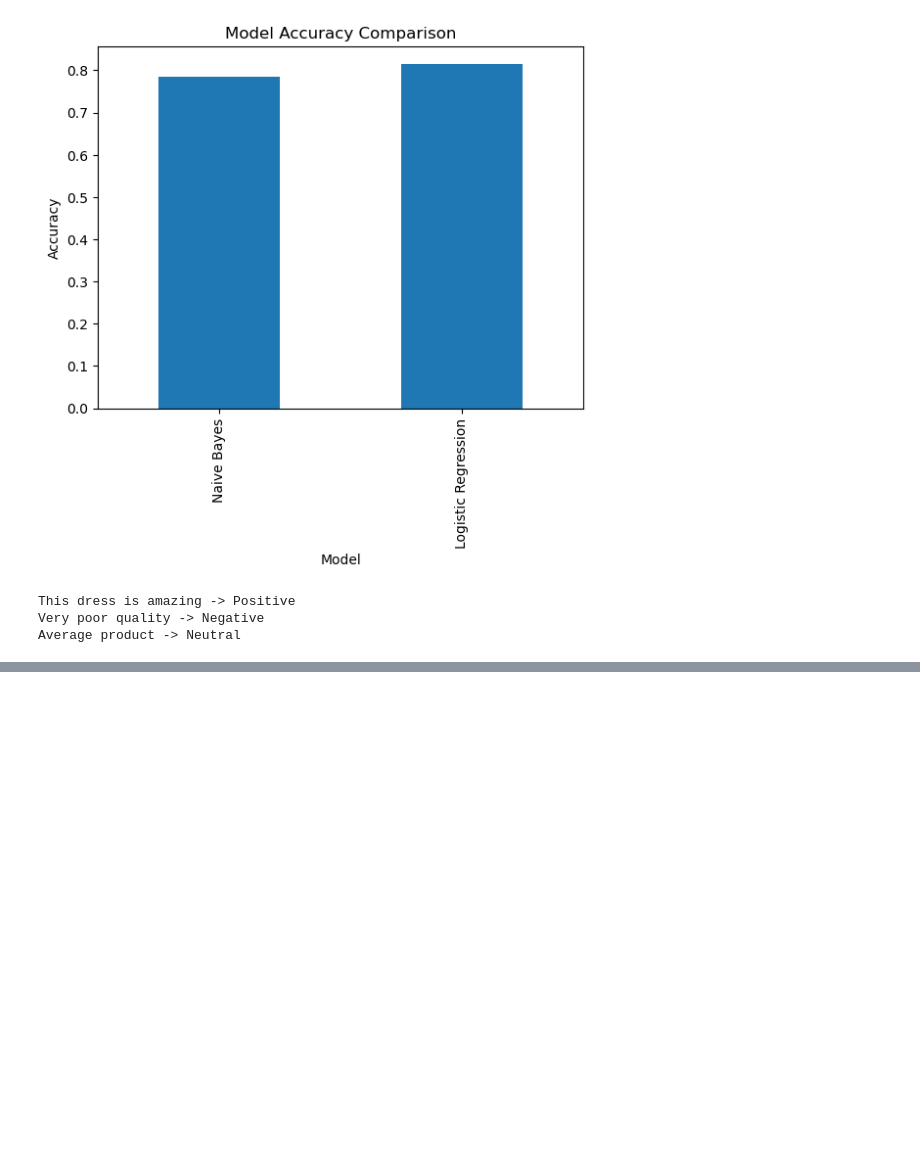
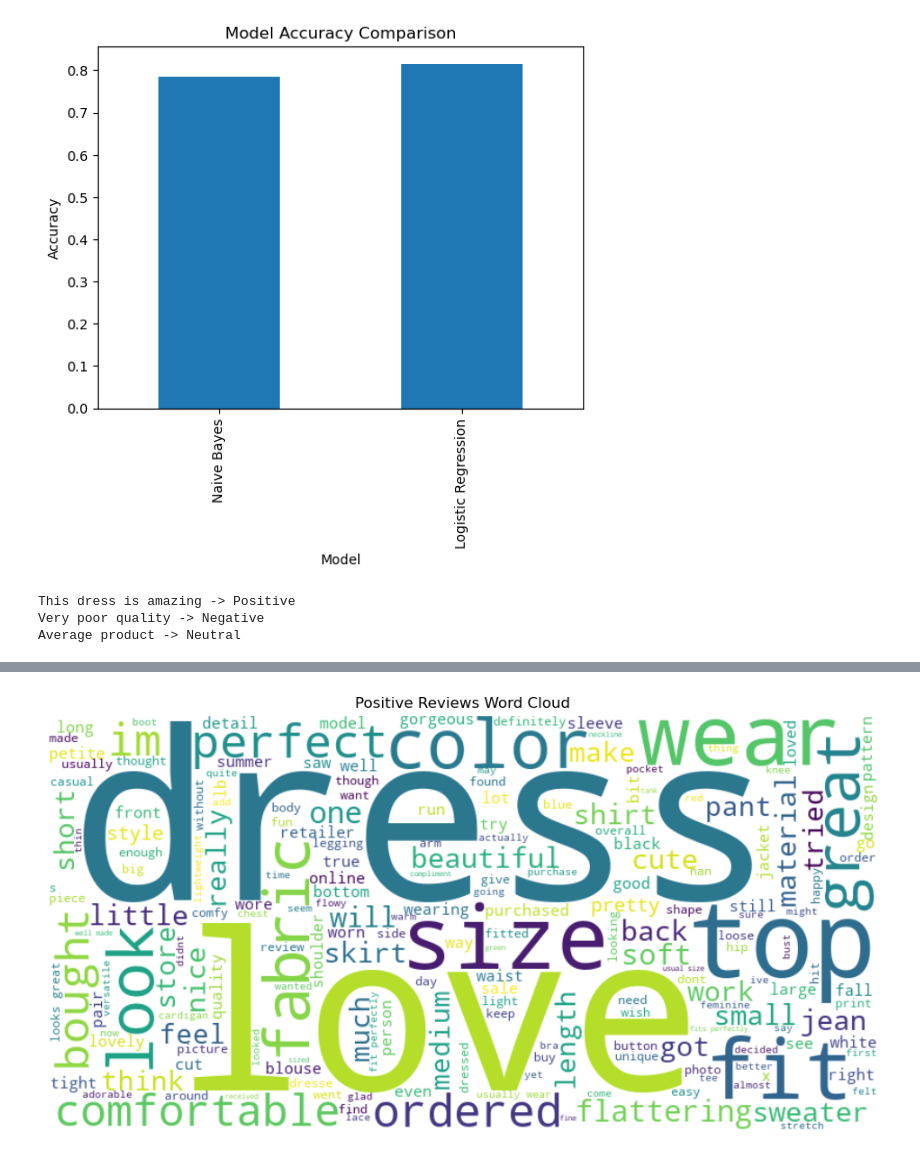
Before and after one commit to PoojaManjunath17/Customer-Review-Sentiment-Analysis, a Jupyter notebook: Sentiment_Analysis_Project.ipynb, the cells around one changed output, grey strips where cells are left out. Saved outputs shown, nothing was run; the diff lists cells and outputs as text; code cells hidden in the pictures; blank space fills up the shorter version.

Commit message:
Day 15: Generated positive and negative review word clouds

```diff
--- a/Sentiment_Analysis_Project.ipynb
+++ b/Sentiment_Analysis_Project.ipynb
@@ -683,3 +683,13 @@ for review, sentiment in zip(reviews, predictions):
 This dress is amazing -> Positive
 Very poor quality -> Negative
 Average product -> Neutral
+# %%
+def get_sentiment(rating):
+    if rating >= 4:
+        return "Positive"
+    elif rating == 3:
+        return "Neutral"
+    else:
+        return "Negative"
+
+df["Sentiment"] = df["Rating"].apply(get_sentiment)
@@ -685,0 +711,9 @@ Average product -> Neutral
+# %%
+import re
+
+def preprocess(text):
+    text = str(text).lower()
+    text = re.sub(r'[^a-zA-Z\s]', '', text)
+    return text
+
+df["Processed_Text"] = df["Review Text"].apply(preprocess)
@@ -685,0 +729,21 @@ Average product -> Neutral
+# %%
+from wordcloud import WordCloud
+import matplotlib.pyplot as plt
+
+positive_reviews = " ".join(
+    df[df["Sentiment"] == "Positive"]["Processed_Text"]
+)
+
+wordcloud = WordCloud(
+    width=800,
+    height=400,
+    background_color="white"
+).generate(positive_reviews)
+
+plt.figure(figsize=(12,6))
+plt.imshow(wordcloud, interpolation="bilinear")
+plt.axis("off")
+plt.title("Positive Reviews Word Cloud")
+plt.show()
+# %% [output]
+[figure, added]
```
Also changed, not shown: parts of 4 cells of this notebook.
